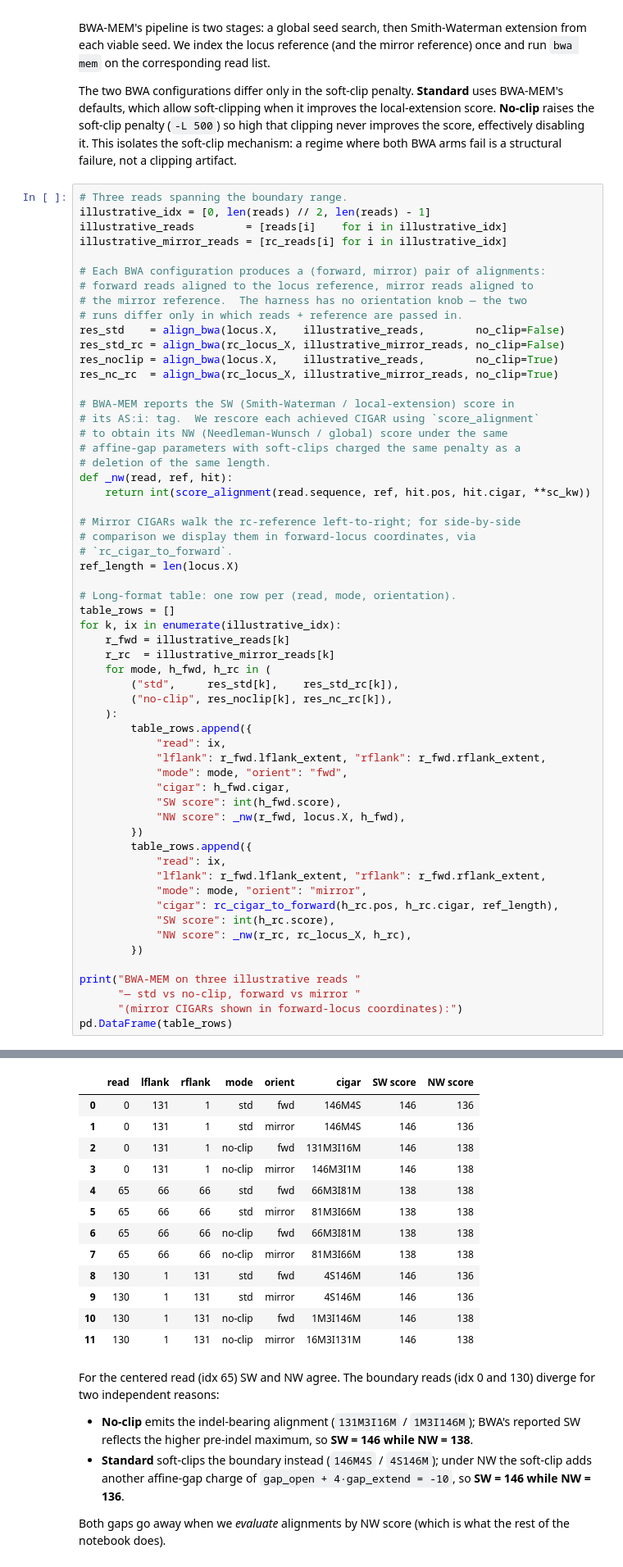
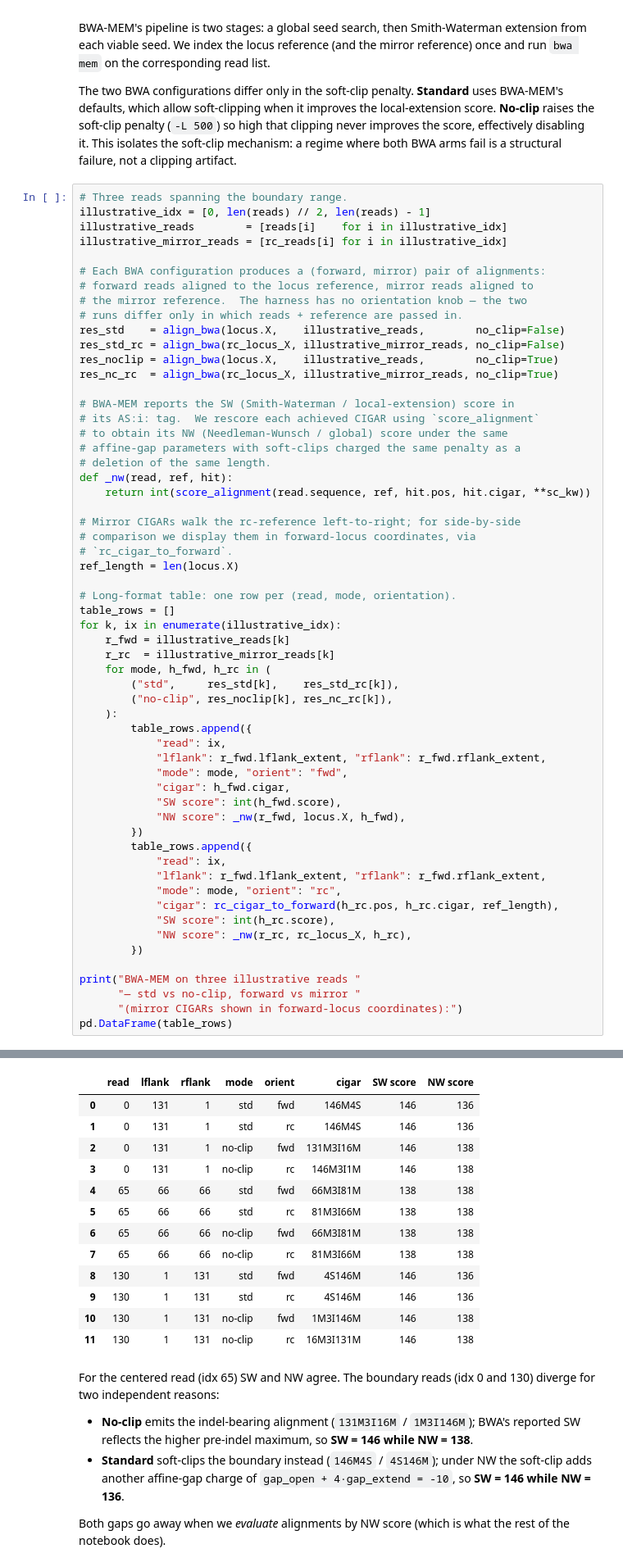
Before and after one commit to nwflex/nwflex, a Jupyter notebook: notebooks/07_NWflex_BWA_Comparison.ipynb, the cells around one changed output, grey strips where cells are left out. Shown at 82% size. Drawn from its saved outputs; the diff is of its cells as text.

```diff
--- a/notebooks/07_NWflex_BWA_Comparison.ipynb
+++ b/notebooks/07_NWflex_BWA_Comparison.ipynb
@@ -372,45 +375,45 @@ for k, ix in enumerate(illustrative_idx):
     r_fwd = illustrative_reads[k]
     r_rc  = illustrative_mirror_reads[k]
     for mode, h_fwd, h_rc in (
         ("std",     res_std[k],    res_std_rc[k]),
         ("no-clip", res_noclip[k], res_nc_rc[k]),
     ):
         table_rows.append({
             "read": ix,
             "lflank": r_fwd.lflank_extent, "rflank": r_fwd.rflank_extent,
             "mode": mode, "orient": "fwd",
             "cigar": h_fwd.cigar,
             "SW score": int(h_fwd.score),
             "NW score": _nw(r_fwd, locus.X, h_fwd),
         })
         table_rows.append({
             "read": ix,
             "lflank": r_fwd.lflank_extent, "rflank": r_fwd.rflank_extent,
-            "mode": mode, "orient": "mirror",
+            "mode": mode, "orient": "rc",
             "cigar": rc_cigar_to_forward(h_rc.pos, h_rc.cigar, ref_length),
             "SW score": int(h_rc.score),
             "NW score": _nw(r_rc, rc_locus_X, h_rc),
         })
 
 print("BWA-MEM on three illustrative reads "
       "— std vs no-clip, forward vs mirror "
       "(mirror CIGARs shown in forward-locus coordinates):")
 pd.DataFrame(table_rows)
 # %% [output]
 BWA-MEM on three illustrative reads — std vs no-clip, forward vs mirror (mirror CIGARs shown in forward-locus coordinates):
 |  | read | lflank | rflank | mode | orient | cigar | SW score | NW score |
 | 0 | 0 | 131 | 1 | std | fwd | 146M4S | 146 | 136 |
-| 1 | 0 | 131 | 1 | std | mirror | 146M4S | 146 | 136 |
+| 1 | 0 | 131 | 1 | std | rc | 146M4S | 146 | 136 |
 | 2 | 0 | 131 | 1 | no-clip | fwd | 131M3I16M | 146 | 138 |
-| 3 | 0 | 131 | 1 | no-clip | mirror | 146M3I1M | 146 | 138 |
+| 3 | 0 | 131 | 1 | no-clip | rc | 146M3I1M | 146 | 138 |
 | 4 | 65 | 66 | 66 | std | fwd | 66M3I81M | 138 | 138 |
-| 5 | 65 | 66 | 66 | std | mirror | 81M3I66M | 138 | 138 |
+| 5 | 65 | 66 | 66 | std | rc | 81M3I66M | 138 | 138 |
 | 6 | 65 | 66 | 66 | no-clip | fwd | 66M3I81M | 138 | 138 |
-| 7 | 65 | 66 | 66 | no-clip | mirror | 81M3I66M | 138 | 138 |
+| 7 | 65 | 66 | 66 | no-clip | rc | 81M3I66M | 138 | 138 |
 | 8 | 130 | 1 | 131 | std | fwd | 4S146M | 146 | 136 |
-| 9 | 130 | 1 | 131 | std | mirror | 4S146M | 146 | 136 |
+| 9 | 130 | 1 | 131 | std | rc | 4S146M | 146 | 136 |
 | 10 | 130 | 1 | 131 | no-clip | fwd | 1M3I146M | 146 | 138 |
-| 11 | 130 | 1 | 131 | no-clip | mirror | 16M3I131M | 146 | 138 |
+| 11 | 130 | 1 | 131 | no-clip | rc | 16M3I131M | 146 | 138 |
 # %% [markdown]
 For the centered read (idx 65) SW and NW agree. The boundary reads (idx 0 and 130) diverge for two independent reasons:
 
```
Also changed, not shown: parts of 11 cells of this notebook, 16 other files.
